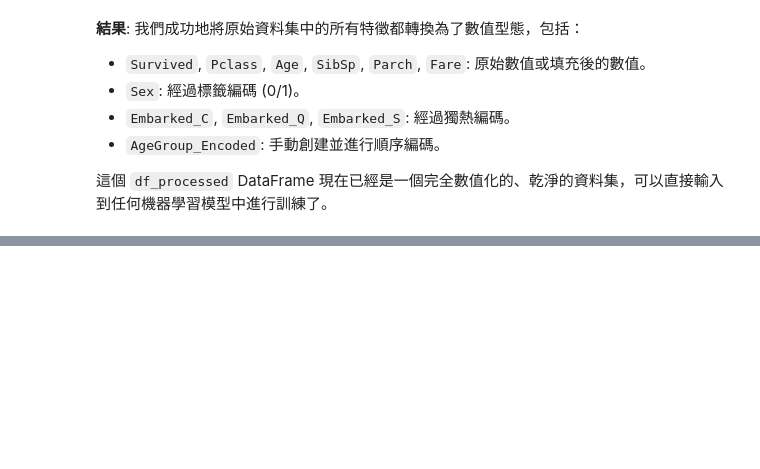
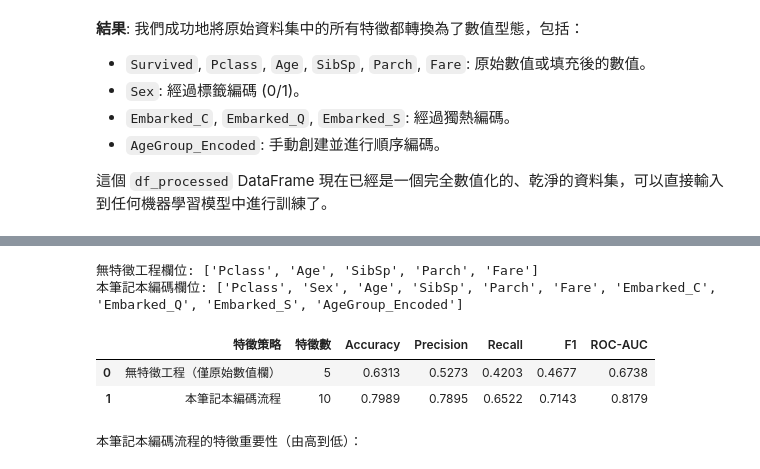
Before and after one commit to Zenobia000/iSpan_python-FE_DM-cookbooks, a Jupyter notebook: data_mining_course/modules/module_04_categorical_encoding/notebooks/05_titanic_case.ipynb, the cells around one changed output, grey strips where cells are left out. Saved outputs shown, nothing was run; the diff lists cells and outputs as text; code cells hidden in the pictures; blank space fills up the shorter version.

```diff
--- a/data_mining_course/modules/module_04_categorical_encoding/notebooks/05_titanic_case.ipynb
+++ b/data_mining_course/modules/module_04_categorical_encoding/notebooks/05_titanic_case.ipynb
@@ -222,0 +251,70 @@ memory usage: 53.6 KB
+# %%
+from sklearn.model_selection import train_test_split
+from sklearn.ensemble import GradientBoostingClassifier
+from sklearn.metrics import (
+    accuracy_score,
+    precision_score,
+    recall_score,
+    f1_score,
+    roc_auc_score,
+)
+
+y = df['Survived']
+
+# --- 無特徵工程：只用原始數值欄 ---
+X_raw = df[['Pclass', 'Age', 'SibSp', 'Parch', 'Fare']].copy()
+X_raw['Age'] = X_raw['Age'].fillna(df['Age'].median())
+
+# --- 本筆記本編碼：沿用前面做好的 df_processed ---
+X_fe = df_processed.drop(columns=['Survived', 'AgeGroup']).copy()
+X_fe['AgeGroup_Encoded'] = X_fe['AgeGroup_Encoded'].astype(int)
+
+print('無特徵工程欄位:', X_raw.columns.tolist())
+print('本筆記本編碼欄位:', X_fe.columns.tolist())
+
+# 同一批乘客、同一隨機種子、分層切分（存活比例與全資料一致）
+X_train_raw, X_test_raw, y_train, y_test = train_test_split(
+    X_raw, y, test_size=0.2, random_state=42, stratify=y
+)
+X_train_fe, X_test_fe, _, _ = train_test_split(
+    X_fe, y, test_size=0.2, random_state=42, stratify=y
+)
+
+
+def evaluate_gbt(strategy_name, X_train, X_test):
+    model = GradientBoostingClassifier(random_state=42)
+    model.fit(X_train, y_train)
+    y_pred = model.predict(X_test)
+    y_proba = model.predict_proba(X_test)[:, 1]
+    return {
+        '特徵策略': strategy_name,
+        '特徵數': X_train.shape[1],
+        'Accuracy': accuracy_score(y_test, y_pred),
+        'Precision': precision_score(y_test, y_pred),
+        'Recall': recall_score(y_test, y_pred),
+        'F1': f1_score(y_test, y_pred),
+        'ROC-AUC': roc_auc_score(y_test, y_proba),
+    }, model
+
+
+row_raw, _ = evaluate_gbt('無特徵工程（僅原始數值欄）', X_train_raw, X_test_raw)
+row_fe, model_fe = evaluate_gbt('本筆記本編碼流程', X_train_fe, X_test_fe)
+
+results_df = pd.DataFrame([row_raw, row_fe])
+metric_cols = ['Accuracy', 'Precision', 'Recall', 'F1', 'ROC-AUC']
+display(results_df.style.format({col: '{:.4f}' for col in metric_cols}))
+
+print('\n本筆記本編碼流程的特徵重要性（由高到低）：')
+importance = (
+    pd.Series(model_fe.feature_importances_, index=X_fe.columns)
+    .sort_values(ascending=False)
+    .to_frame('importance')
+)
+display(importance.style.format({'importance': '{:.4f}'}))
+# %% [output]
+無特徵工程欄位: ['Pclass', 'Age', 'SibSp', 'Parch', 'Fare']
+本筆記本編碼欄位: ['Pclass', 'Sex', 'Age', 'SibSp', 'Parch', 'Fare', 'Embarked_C', 'Embarked_Q', 'Embarked_S', 'AgeGroup_Encoded']
+|  | 特徵策略 | 特徵數 | Accuracy | Precision | Recall | F1 | ROC-AUC |
+| 0 | 無特徵工程（僅原始數值欄） | 5 | 0.6313 | 0.5273 | 0.4203 | 0.4677 | 0.6738 |
+| 1 | 本筆記本編碼流程 | 10 | 0.7989 | 0.7895 | 0.6522 | 0.7143 | 0.8179 |
+本筆記本編碼流程的特徵重要性（由高到低）：
```
Also changed, not shown: parts of 8 cells of this notebook.
